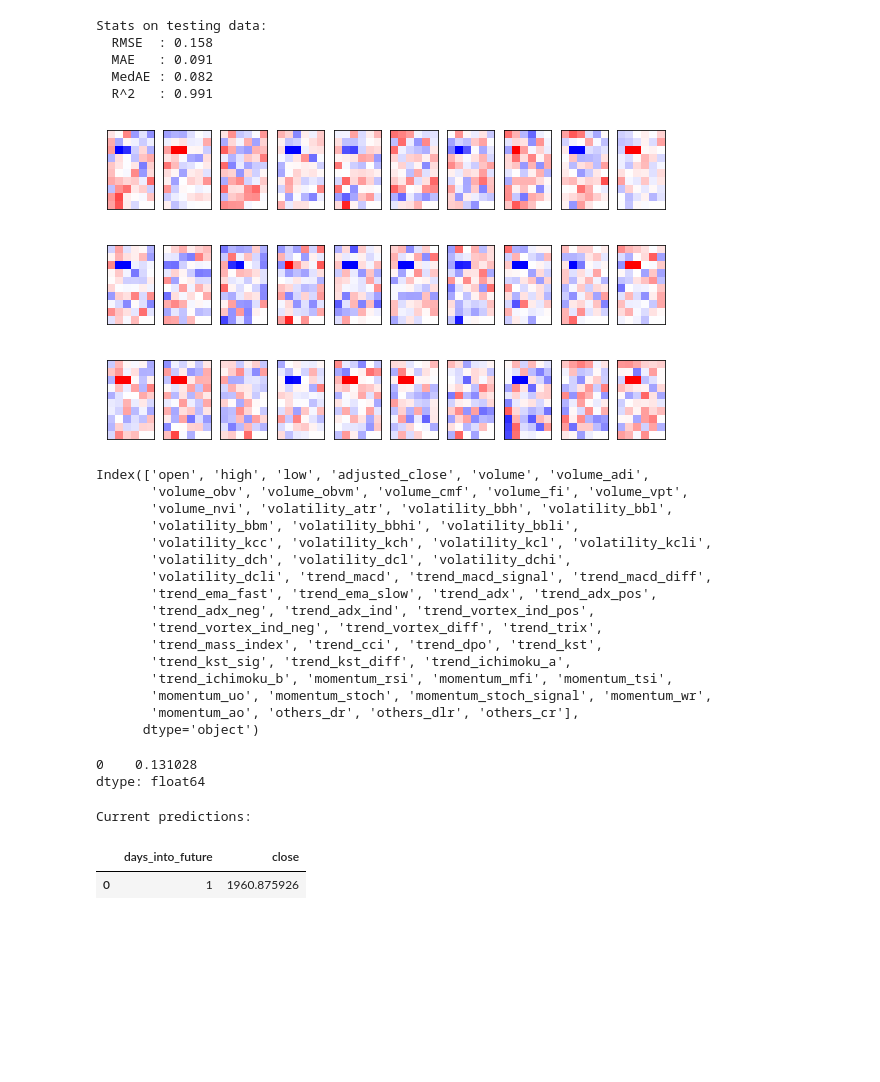
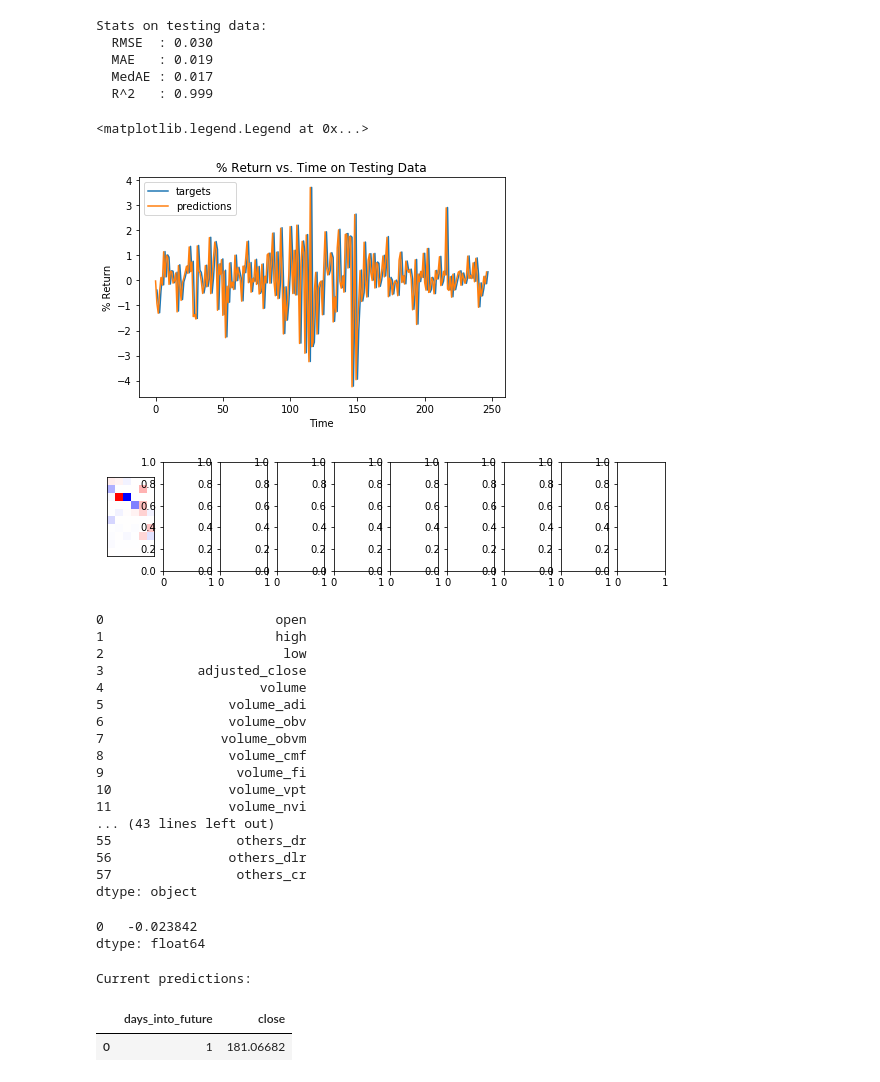
Before and after one commit to czhao39/stock-dnn, a Jupyter notebook: feedforward.ipynb, the cells around one changed output. Cells and saved outputs as stored; diff of their text form; code cells hidden in the pictures; blank space fills up the shorter version.

Commit message:
Plot targets vs. predictions on testing data

```diff
--- a/feedforward.ipynb
+++ b/feedforward.ipynb
@@ -21,7 +21,7 @@ tf.logging.set_verbosity(tf.logging.ERROR)
 prediction_period = 1  # Predict 1 day into the future
 saved_models_root = "saved_models/"
 
-daily_adjusted_df = raw_data.get_time_series_daily_adjusted("amzn")
+daily_adjusted_df = raw_data.get_time_series_daily_adjusted("qqq")
 EST = timezone("US/Eastern")
 datetime_last_updated = datetime.datetime.now(EST)
 print("Data retrieved on", datetime_last_updated.ctime())
@@ -362,11 +359,12 @@ Final RMSE (on validation data): 0.106
 # %%
-momentum_regressor, _, _ = train_nn_regression_model(
+# Single neuron (may be better for predicting very short-term)
+momentum_regressor_single_neuron, _, _ = train_nn_regression_model(
     optimizer=tf.train.MomentumOptimizer(learning_rate=0.0003, momentum=0.99, use_nesterov=True),
     steps=10000,
     batch_size=128,
     batch_norm=False,
     dropout=None,
-    hidden_units=[30, 20],
+    hidden_units=[1],
     training_examples=training_examples,
     training_targets=training_targets,
     validation_examples=validation_examples,
@@ -391,9 +389,9 @@ Final RMSE (on validation data): 0.048
 # %%
 # Select regressor to use
-regressor = momentum_regressor
+regressor = momentum_regressor_single_neuron
 # %%
 # Compute stats on testing set
-predict_testing_input_fn = lambda: input_fn(testing_examples, testing_targets, num_epochs=1, shuffle=False)
+predict_testing_input_fn = lambda: input_fn(testing_examples, np.zeros(testing_examples.shape), num_epochs=1, shuffle=False)
 testing_predictions = regressor.predict(input_fn=predict_testing_input_fn)
 testing_predictions = np.array([item["predictions"][0] for item in testing_predictions])
 
@@ -410,45 +408,56 @@ print("  MedAE : %0.3f" % testing_median_absolute_error)
 
 testing_r2_score = metrics.r2_score(testing_targets, testing_predictions)
 print("  R^2   : %0.3f" % testing_r2_score)
+
+plt.ylabel("% Return")
+plt.xlabel("Time")
+plt.title("% Return vs. Time on Testing Data")
+plt.tight_layout()
+plt.plot(testing_targets, label="targets")
+plt.plot(testing_predictions, label="predictions")
+plt.legend()
 # %% [output]
 Stats on testing data:
-  RMSE  : 0.158
-  MAE   : 0.091
-  MedAE : 0.082
-  R^2   : 0.991
+  RMSE  : 0.030
+  MAE   : 0.019
+  MedAE : 0.017
+  R^2   : 0.999
+<matplotlib.legend.Legend at 0x...>
+[figure, added]
 # %%
 # Visualize weights from first layer
 weights0 = regressor.get_variable_value("dnn/hiddenlayer_0/kernel")
 num_nodes = weights0.shape[1]
 num_rows = int(math.ceil(num_nodes / 10.0))
 fig, axes = plt.subplots(num_rows, 10, figsize=(10, 2 * num_rows))
 for coef, ax in zip(weights0.T, axes.ravel()):
     # Pad with 0s at end to make length 60
     padded = np.pad(coef, (0, 60 - coef.size), "constant", constant_values=0)
     cax = ax.matshow(np.expand_dims(padded, 0).reshape(10, 6), cmap=plt.cm.bwr, vmin=-0.5, vmax=0.5)
     ax.set_xticks(())
     ax.set_yticks(())
 plt.show()
 
-display.display(training_examples.columns)
+display.display(pd.Series(training_examples.columns))
 # %% [output]
-[figure, old version]
+[figure, new version]
-Index(['open', 'high', 'low', 'adjusted_close', 'volume', 'volume_adi',
-       'volume_obv', 'volume_obvm', 'volume_cmf', 'volume_fi', 'volume_vpt',
-       'volume_nvi', 'volatility_atr', 'volatility_bbh', 'volatility_bbl',
-       'volatility_bbm', 'volatility_bbhi', 'volatility_bbli',
-       'volatility_kcc', 'volatility_kch', 'volatility_kcl', 'volatility_kcli',
-       'volatility_dch', 'volatility_dcl', 'volatility_dchi',
-       'volatility_dcli', 'trend_macd', 'trend_macd_signal', 'trend_macd_diff',
-       'trend_ema_fast', 'trend_ema_slow', 'trend_adx', 'trend_adx_pos',
-       'trend_adx_neg', 'trend_adx_ind', 'trend_vortex_ind_pos',
-       'trend_vortex_ind_neg', 'trend_vortex_diff', 'trend_trix',
-       'trend_mass_index', 'trend_cci', 'trend_dpo', 'trend_kst',
-       'trend_kst_sig', 'trend_kst_diff', 'trend_ichimoku_a',
-       'trend_ichimoku_b', 'momentum_rsi', 'momentum_mfi', 'momentum_tsi',
-       'momentum_uo', 'momentum_stoch', 'momentum_stoch_signal', 'momentum_wr',
-       'momentum_ao', 'others_dr', 'others_dlr', 'others_cr'],
-      dtype='object')
+0                      open
+1                      high
+2                       low
+3            adjusted_close
+4                    volume
+5                volume_adi
+6                volume_obv
+7               volume_obvm
+8                volume_cmf
+9                 volume_fi
+10               volume_vpt
+11               volume_nvi
+... (43 lines left out)
+55                others_dr
+56               others_dlr
+57                others_cr
+dtype: object
 # %%
 selected_features = training_examples.columns.values
 latest_df = preprocess_daily_adjusted_df(daily_adjusted_df.head(prediction_period + 365), 0, selected_features)
@@ -467,8 +476,8 @@ predictions_df["close"] = latest_df["adjusted_close"].head(prediction_period) *
 print("Current predictions:")
 display.display(predictions_df)
 # %% [output]
-0    0.131028
+0   -0.023842
 dtype: float64
 Current predictions:
 |  | days_into_future | close |
-| 0 | 1 | 1960.875926 |
+| 0 | 1 | 181.06682 |
```
Also changed, not shown: parts of 7 cells of this notebook, 18 other files.
